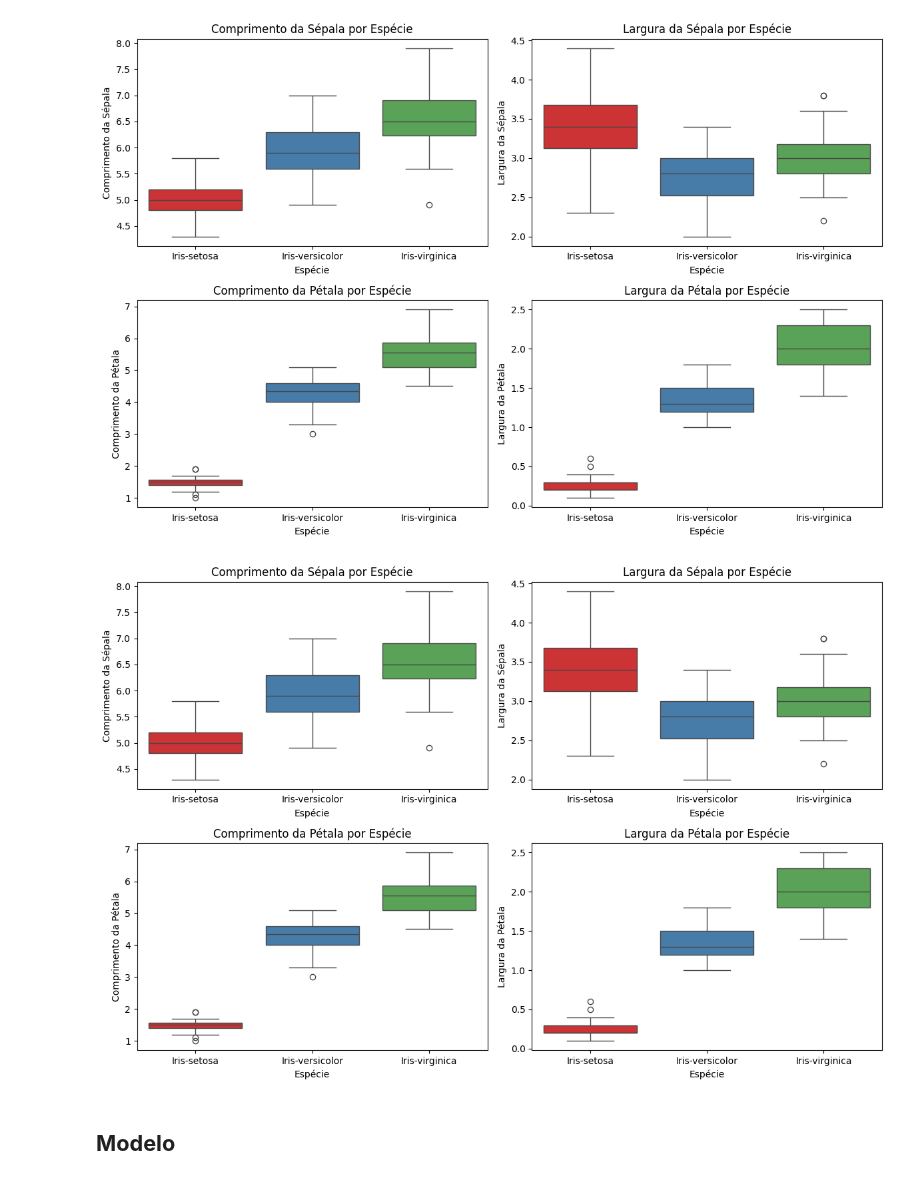
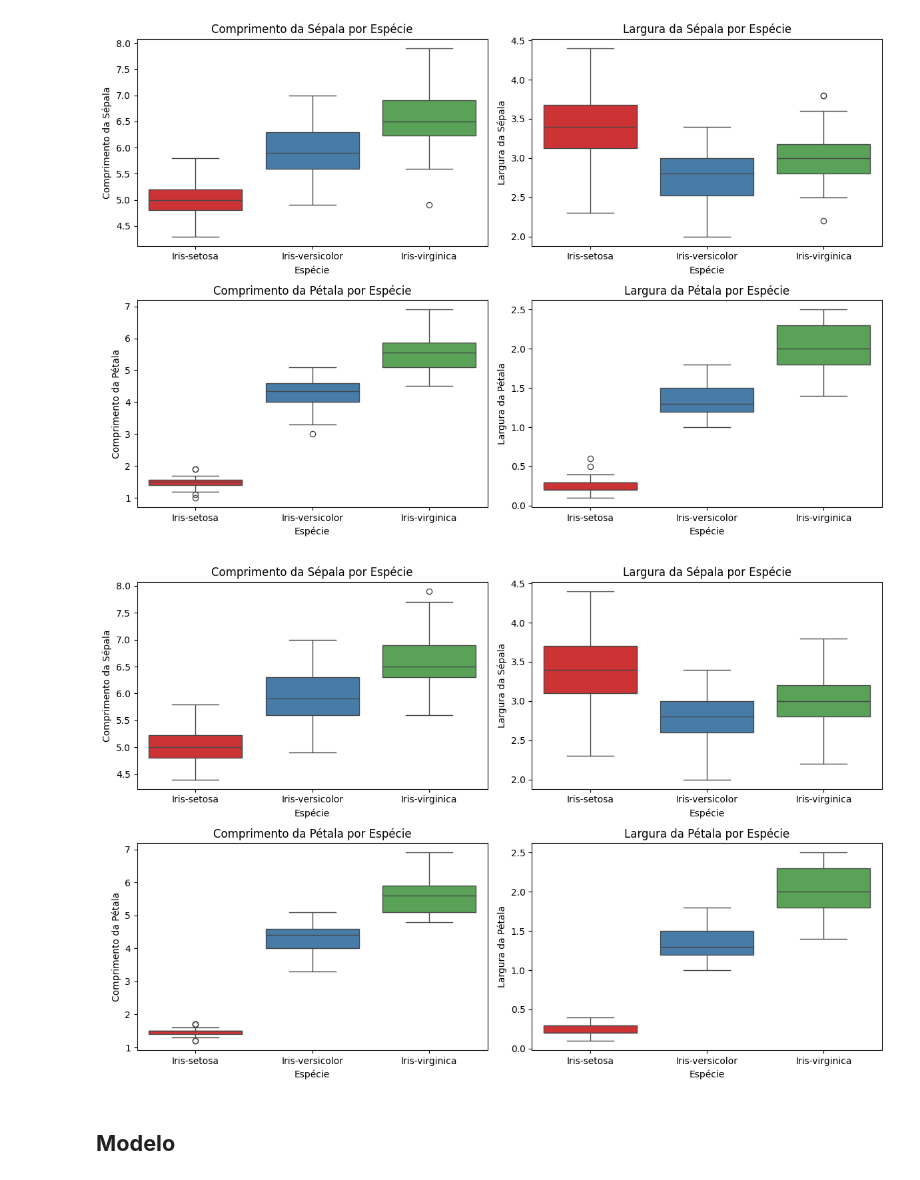
Before and after one commit to Lucas-Siade/Data-Science, a Jupyter notebook: Codes/Não Supervisionado/DS - K-Means.ipynb, the cells around one changed output. Saved outputs shown, nothing was run; the diff lists cells and outputs as text; code cells hidden in the pictures.

```diff
--- a/Codes/Não Supervisionado/DS - K-Means.ipynb
+++ b/Codes/Não Supervisionado/DS - K-Means.ipynb
@@ -75,21 +75,21 @@ def remover_outliers_por_categoria(dataset, coluna_valor, coluna_categoria):
 # %%
 datasetKMeansArrumado = datasetKMeans.copy()
 
 colunas = ['Comprimento da Sépala', 'Largura da Sépala',
            'Comprimento da Pétala', 'Largura da Pétala']
 
 for coluna in colunas:
     datasetKMeansArrumado = remover_outliers_por_categoria(datasetKMeansArrumado, coluna, 'Espécie')
 
 plt.figure(figsize=(12, 8))
 for i, coluna in enumerate(datasetKMeansArrumado.columns[:-1]):
     plt.subplot(2, 2, i+1)
-    sns.boxplot(data=datasetKMeans, x='Espécie', y=coluna, hue='Espécie', palette='Set1', legend=False)
+    sns.boxplot(data=datasetKMeansArrumado, x='Espécie', y=coluna, hue='Espécie', palette='Set1', legend=False)
     plt.title(f'{coluna} por Espécie')
 plt.tight_layout()
 plt.show()
 # %% [output]
-[figure, old version]
+[figure, new version]
 # %% [markdown]
 ## **Modelo**
 # %%
```
Also changed, not shown: parts of 1 cell of this notebook.
